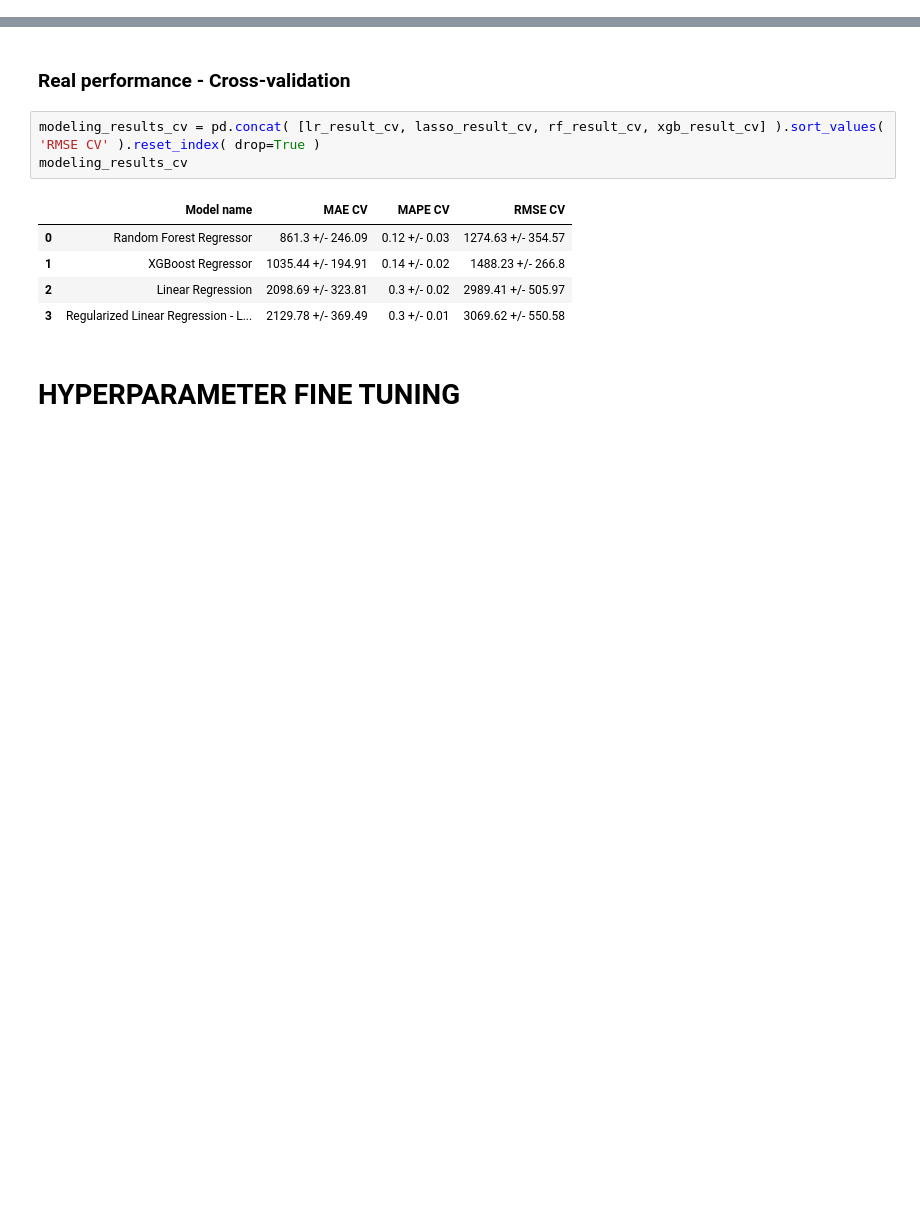
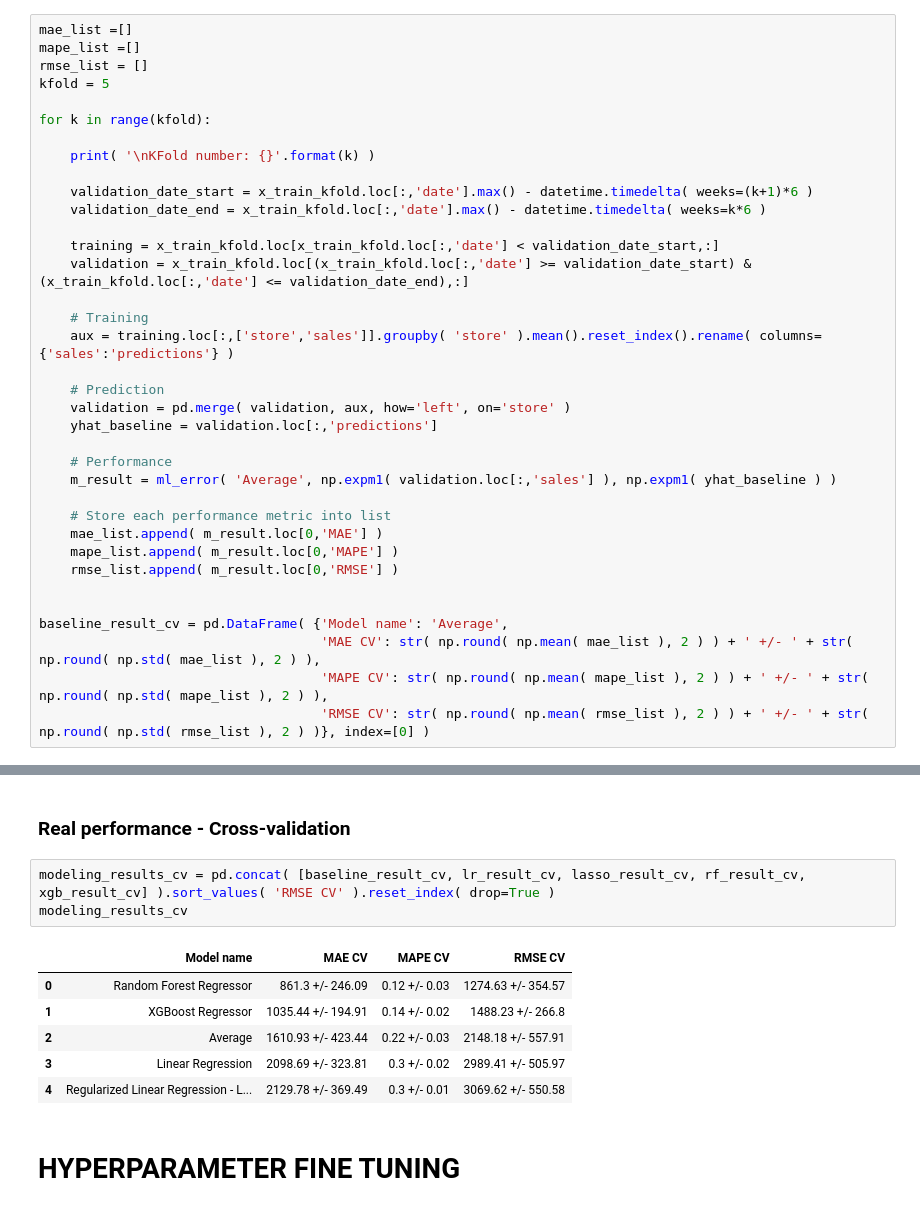
Before and after one commit to CleitonAmbrosio/Rossmann-Stores-Sales-Forecast, a Jupyter notebook: notebooks/cycle1_coa_rossmann_stores_sales_forecast.ipynb, the cells around one changed output, grey strips where cells are left out. Drawn from its saved outputs; the diff is of its cells as text; blank space fills up the shorter version.

```diff
--- a/notebooks/cycle1_coa_rossmann_stores_sales_forecast.ipynb
+++ b/notebooks/cycle1_coa_rossmann_stores_sales_forecast.ipynb
@@ -1935,0 +1940,36 @@ baseline_result
+# %%
+mae_list =[]
+mape_list =[]
+rmse_list = []
+kfold = 5
+
+for k in range(kfold):
+
+    print( '\nKFold number: {}'.format(k) )
+
+    validation_date_start = x_train_kfold.loc[:,'date'].max() - datetime.timedelta( weeks=(k+1)*6 )
+    validation_date_end = x_train_kfold.loc[:,'date'].max() - datetime.timedelta( weeks=k*6 )
+
+    training = x_train_kfold.loc[x_train_kfold.loc[:,'date'] < validation_date_start,:]
+    validation = x_train_kfold.loc[(x_train_kfold.loc[:,'date'] >= validation_date_start) & (x_train_kfold.loc[:,'date'] <= validation_date_end),:]
+
+    # Training
+    aux = training.loc[:,['store','sales']].groupby( 'store' ).mean().reset_index().rename( columns={'sales':'predictions'} )
+
+    # Prediction
+    validation = pd.merge( validation, aux, how='left', on='store' )
+    yhat_baseline = validation.loc[:,'predictions']
+
+    # Performance
+    m_result = ml_error( 'Average', np.expm1( validation.loc[:,'sales'] ), np.expm1( yhat_baseline ) )
+
+    # Store each performance metric into list
+    mae_list.append( m_result.loc[0,'MAE'] )
+    mape_list.append( m_result.loc[0,'MAPE'] )
+    rmse_list.append( m_result.loc[0,'RMSE'] )
+
+
+baseline_result_cv = pd.DataFrame( {'Model name': 'Average',
+                                    'MAE CV': str( np.round( np.mean( mae_list ), 2 ) ) + ' +/- ' + str( np.round( np.std( mae_list ), 2 ) ),
+                                    'MAPE CV': str( np.round( np.mean( mape_list ), 2 ) ) + ' +/- ' + str( np.round( np.std( mape_list ), 2 ) ),
+                                    'RMSE CV': str( np.round( np.mean( rmse_list ), 2 ) ) + ' +/- ' + str( np.round( np.std( rmse_list ), 2 ) )}, index=[0] )
@@ -2091,14 +2146,15 @@ modeling_results
 # %% [markdown]
 ### Real performance - Cross-validation
 # %%
-modeling_results_cv = pd.concat( [lr_result_cv, lasso_result_cv, rf_result_cv, xgb_result_cv] ).sort_values( 'RMSE CV' ).reset_index( drop=True )
+modeling_results_cv = pd.concat( [baseline_result_cv, lr_result_cv, lasso_result_cv, rf_result_cv, xgb_result_cv] ).sort_values( 'RMSE CV' ).reset_index( drop=True )
 modeling_results_cv
 # %% [output]
 |  | Model name | MAE CV | MAPE CV | RMSE CV |
 | 0 | Random Forest Regressor | 861.3 +/- 246.09 | 0.12 +/- 0.03 | 1274.63 +/- 354.57 |
 | 1 | XGBoost Regressor | 1035.44 +/- 194.91 | 0.14 +/- 0.02 | 1488.23 +/- 266.8 |
-| 2 | Linear Regression | 2098.69 +/- 323.81 | 0.3 +/- 0.02 | 2989.41 +/- 505.97 |
-| 3 | Regularized Linear Regression - L... | 2129.78 +/- 369.49 | 0.3 +/- 0.01 | 3069.62 +/- 550.58 |
+| 2 | Average | 1610.93 +/- 423.44 | 0.22 +/- 0.03 | 2148.18 +/- 557.91 |
+| 3 | Linear Regression | 2098.69 +/- 323.81 | 0.3 +/- 0.02 | 2989.41 +/- 505.97 |
+| 4 | Regularized Linear Regression - L... | 2129.78 +/- 369.49 | 0.3 +/- 0.01 | 3069.62 +/- 550.58 |
 # %% [markdown]
 # HYPERPARAMETER FINE TUNING
 # %% [markdown]
```
Also changed, not shown: parts of 17 cells of this notebook, 1 other file.
